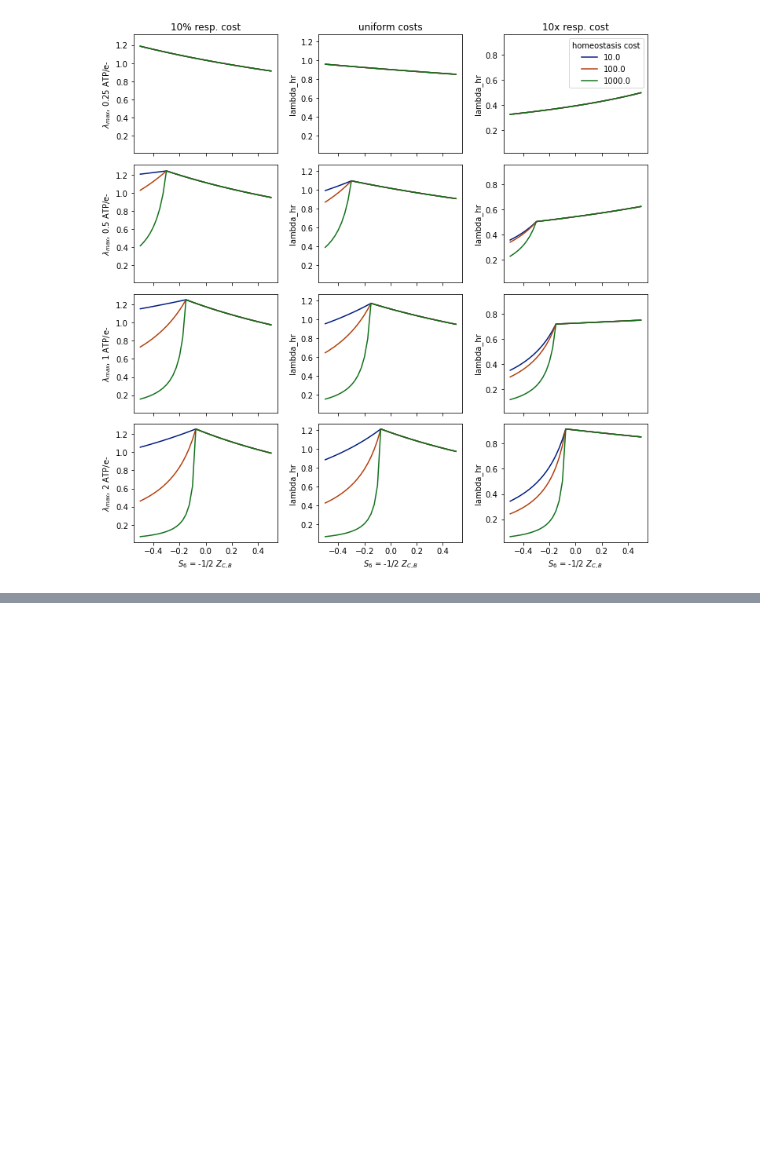
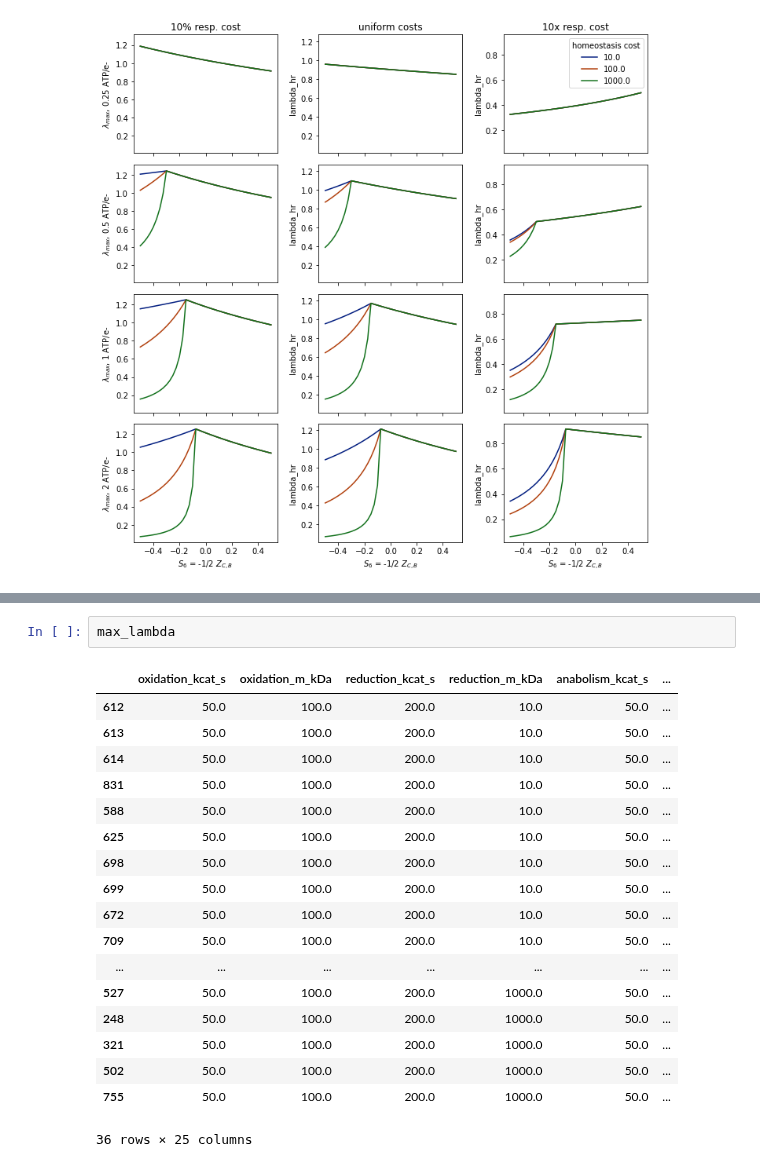
Before and after one commit to flamholz/redox-proteome, a Jupyter notebook: notebooks/LinearizedRespModel.ipynb, the cells around one changed output, grey strips where cells are left out. Cells and saved outputs as stored; diff of their text form; blank space fills up the shorter version.

```diff
--- a/notebooks/LinearizedRespModel.ipynb
+++ b/notebooks/LinearizedRespModel.ipynb
@@ -254,0 +326,21 @@ plt.show()
+# %%
+max_lambda
+# %% [output]
+|  | oxidation_kcat_s | oxidation_m_kDa | reduction_kcat_s | reduction_m_kDa | anabolism_kcat_s | ... |
+| 612 | 50.0 | 100.0 | 200.0 | 10.0 | 50.0 | ... |
+| 613 | 50.0 | 100.0 | 200.0 | 10.0 | 50.0 | ... |
+| 614 | 50.0 | 100.0 | 200.0 | 10.0 | 50.0 | ... |
+| 831 | 50.0 | 100.0 | 200.0 | 10.0 | 50.0 | ... |
+| 588 | 50.0 | 100.0 | 200.0 | 10.0 | 50.0 | ... |
+| 625 | 50.0 | 100.0 | 200.0 | 10.0 | 50.0 | ... |
+| 698 | 50.0 | 100.0 | 200.0 | 10.0 | 50.0 | ... |
+| 699 | 50.0 | 100.0 | 200.0 | 10.0 | 50.0 | ... |
+| 672 | 50.0 | 100.0 | 200.0 | 10.0 | 50.0 | ... |
+| 709 | 50.0 | 100.0 | 200.0 | 10.0 | 50.0 | ... |
+| ... | ... | ... | ... | ... | ... | ... |
+| 527 | 50.0 | 100.0 | 200.0 | 1000.0 | 50.0 | ... |
+| 248 | 50.0 | 100.0 | 200.0 | 1000.0 | 50.0 | ... |
+| 321 | 50.0 | 100.0 | 200.0 | 1000.0 | 50.0 | ... |
+| 502 | 50.0 | 100.0 | 200.0 | 1000.0 | 50.0 | ... |
+| 755 | 50.0 | 100.0 | 200.0 | 1000.0 | 50.0 | ... |
+36 rows × 25 columns
```
Also changed, not shown: parts of 7 cells of this notebook.
